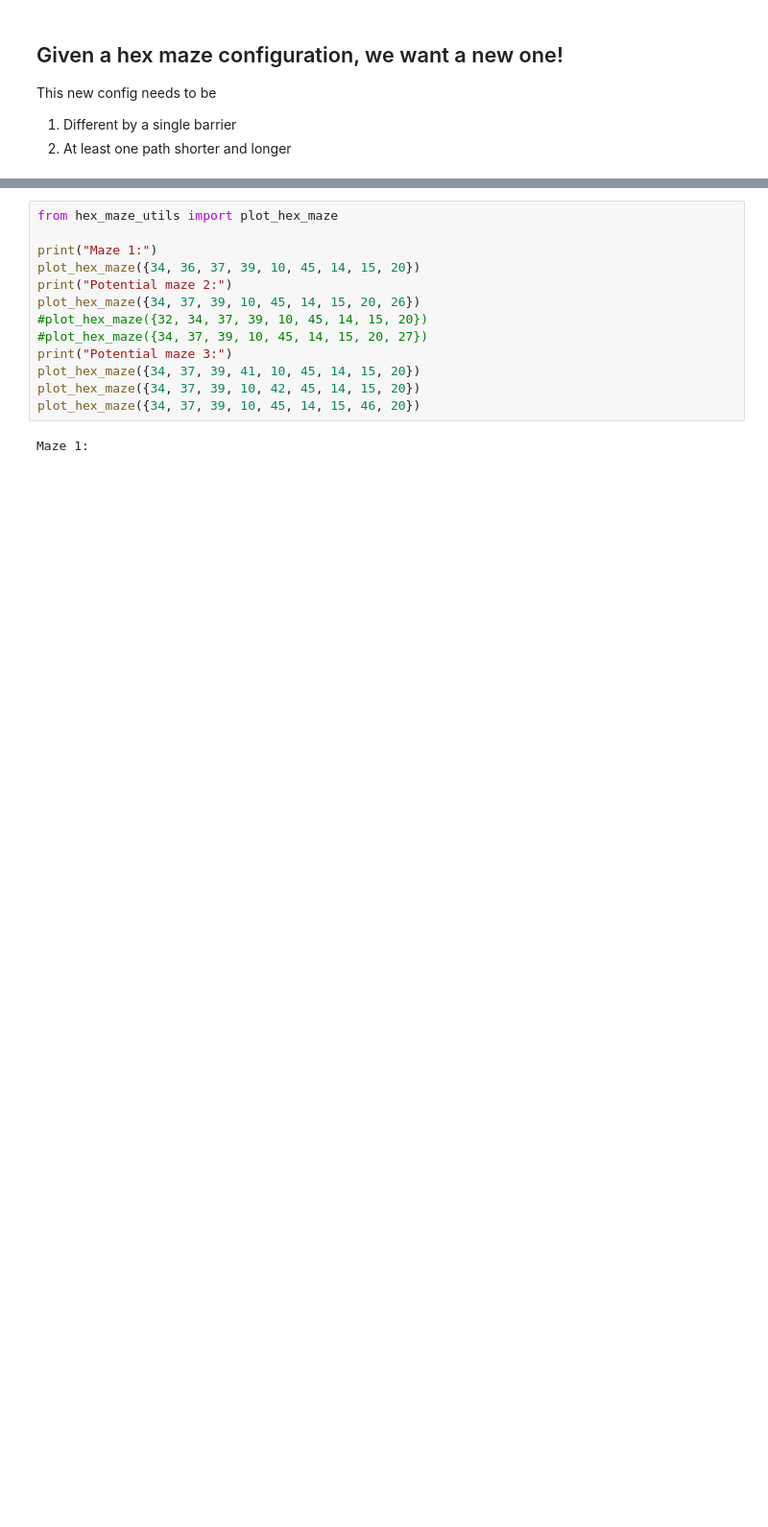
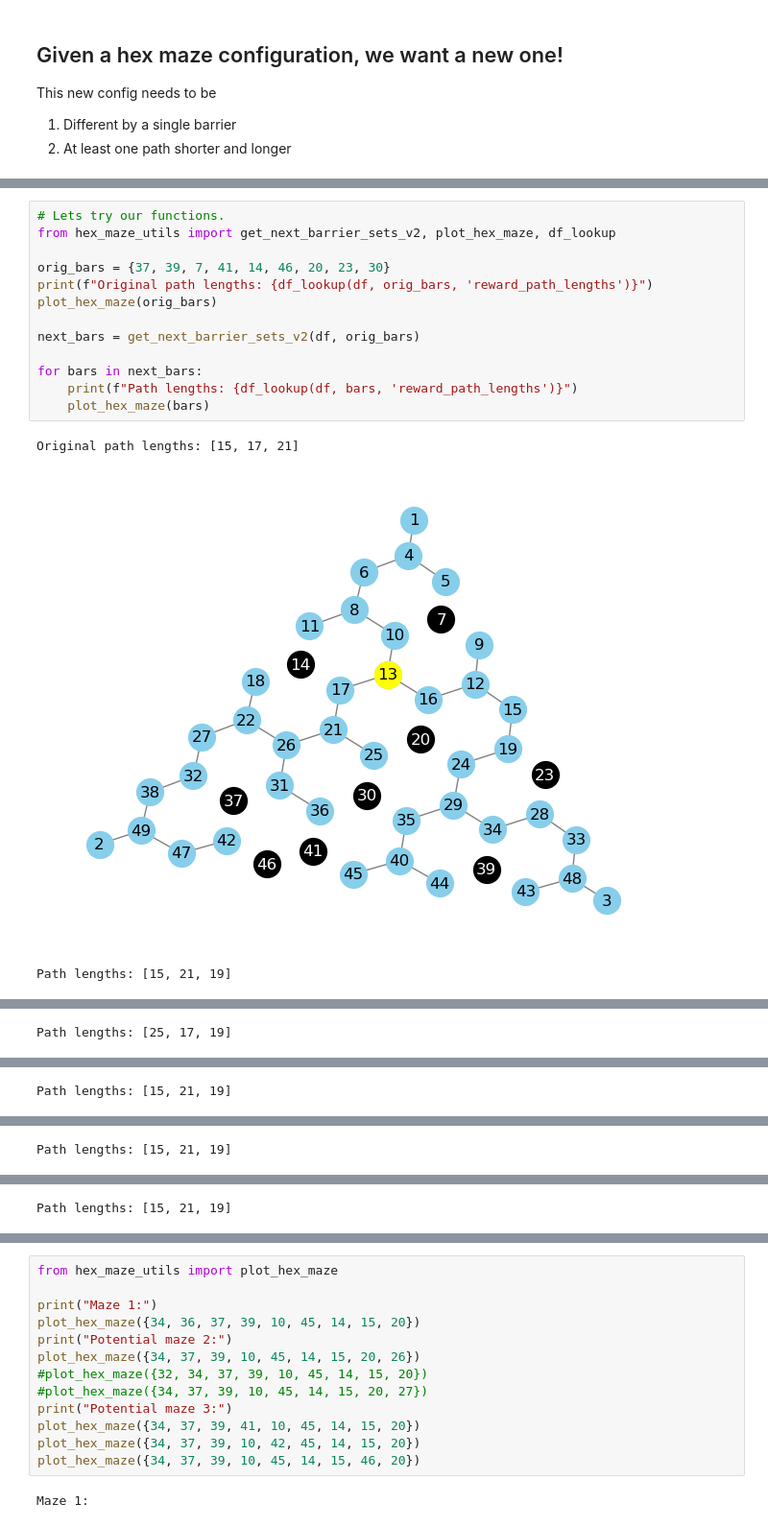
Before and after one commit to calderast/Hex-maze, a Jupyter notebook: generate-maze-sequence.ipynb, the cells around one changed output, grey strips where cells are left out. Shown at 96% size. Drawn from its saved outputs; the diff is of its cells as text; blank space fills up the shorter version.

```diff
--- a/generate-maze-sequence.ipynb
+++ b/generate-maze-sequence.ipynb
@@ -25,3 +24,20 @@ display(df)
 | 55894 | (34, 10, 11, 42, 45, 15, 22, 25, 30) | 17 | 15 | 19 | [17, 15, 19] | 4 | [[1, 4, 5, 7, 9, 12, 16, 13, 17, ... | ... |
 | 55895 | (32, 37, 8, 45, 15, 20, 21, 27, 29) | 19 | 21 | 15 | [19, 21, 15] | 6 | [[1, 4, 5, 7, 10, 13, 17, 14, 18,... | ... |
 55896 rows × 15 columns
+# %%
+# Lets try our functions.
+from hex_maze_utils import get_next_barrier_sets_v2, plot_hex_maze, df_lookup
+
+orig_bars = {37, 39, 7, 41, 14, 46, 20, 23, 30}
+print(f"Original path lengths: {df_lookup(df, orig_bars, 'reward_path_lengths')}")
+plot_hex_maze(orig_bars)
+
+next_bars = get_next_barrier_sets_v2(df, orig_bars)
+
+for bars in next_bars:
+    print(f"Path lengths: {df_lookup(df, bars, 'reward_path_lengths')}")
+    plot_hex_maze(bars)
+# %% [output]
+Original path lengths: [15, 17, 21]
+[figure, added]
+Path lengths: [15, 21, 19]
@@ -27,0 +45 @@ display(df)
+Path lengths: [25, 17, 19]
@@ -27,0 +47 @@ display(df)
+Path lengths: [15, 21, 19]
@@ -27,0 +49 @@ display(df)
+Path lengths: [15, 21, 19]
@@ -27,0 +51 @@ display(df)
+Path lengths: [15, 21, 19]
```
Also changed, not shown: parts of 6 cells of this notebook, 1 other file.
